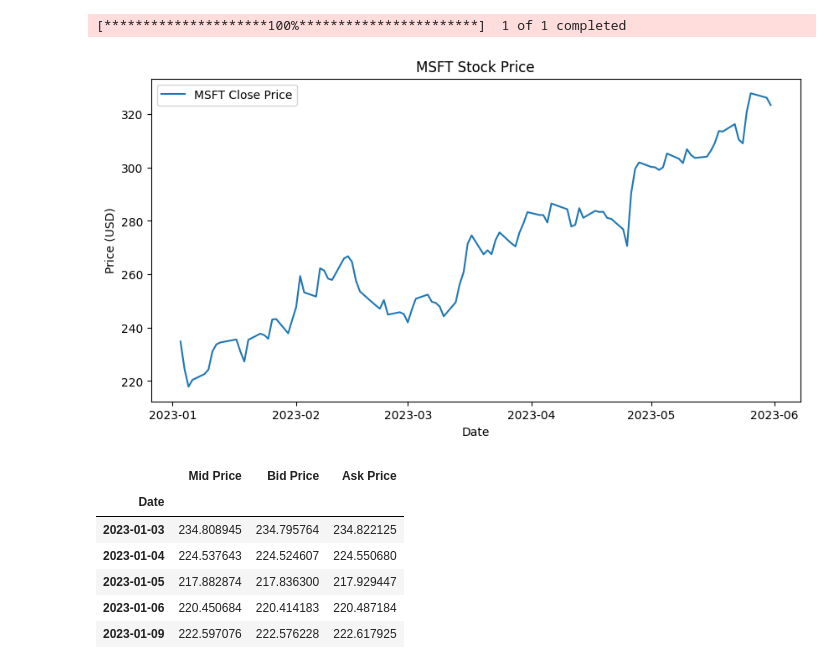
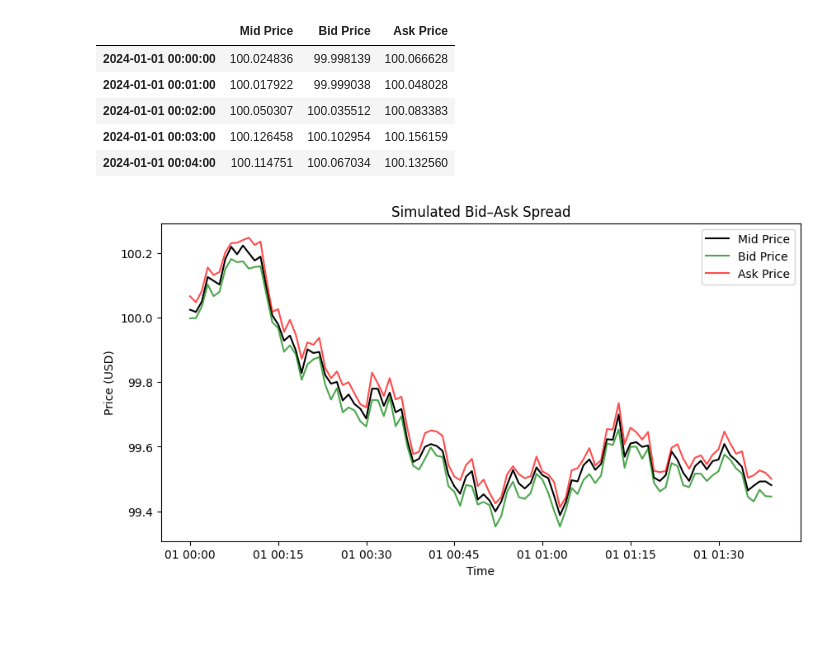
Before and after one commit to Stun1406/ai-finance-mastery, a Jupyter notebook: notebooks/02_market_microstructure.ipynb, the cells around one changed output. Drawn from its saved outputs; the diff is of its cells as text; code cells hidden in the pictures; blank space fills up the shorter version.

```diff
--- a/notebooks/02_market_microstructure.ipynb
+++ b/notebooks/02_market_microstructure.ipynb
@@ -6,45 +6,47 @@ import yfinance as yf
 # %%
-# 2️⃣ Download example stock data
-ticker = "MSFT"
-data = yf.download(ticker, start="2023-01-01", end="2023-06-01", interval="1d")
+
+# For reproducibility
+np.random.seed(42)
-# %% [output]
-[*********************100%***********************]  1 of 1 completed
 # %%
-# 3️⃣ Plot closing price
-plt.figure(figsize=(10,5))
-plt.plot(data['Close'], label=f'{ticker} Close Price')
-plt.title(f"{ticker} Stock Price")
-plt.xlabel("Date")
-plt.ylabel("Price (USD)")
-plt.legend()
-plt.show()
+# -------------------------------
+# 1️⃣ Simulate Order Book Data
+# -------------------------------
+
+dates = pd.date_range(start="2024-01-01", periods=100, freq="T")  # 1-min intervals
+mid_prices = 100 + np.cumsum(np.random.normal(0, 0.05, size=len(dates)))  # random walk
+
+# Simulate bid and ask around mid price
+bid_prices = mid_prices - np.random.uniform(0.01, 0.05, size=len(dates))
+ask_prices = mid_prices + np.random.uniform(0.01, 0.05, size=len(dates))
+
+spread_df = pd.DataFrame({
+    "Mid Price": mid_prices,
+    "Bid Price": bid_prices,
+    "Ask Price": ask_prices
+}, index=dates)
+
+spread_df.head()
 # %% [output]
-[figure, removed]
+|  | Mid Price | Bid Price | Ask Price |
+| 2024-01-01 00:00:00 | 100.024836 | 99.998139 | 100.066628 |
+| 2024-01-01 00:01:00 | 100.017922 | 99.999038 | 100.048028 |
+| 2024-01-01 00:02:00 | 100.050307 | 100.035512 | 100.083383 |
+| 2024-01-01 00:03:00 | 100.126458 | 100.102954 | 100.156159 |
+| 2024-01-01 00:04:00 | 100.114751 | 100.067034 | 100.132560 |
 # %%
-# Make sure it's a Series, not DataFrame
-mid_price = data['Close'].squeeze()
+# -------------------------------
+# 2️⃣ Plot Bid–Ask Spread
+# -------------------------------
 
-# Simulate spread between 2-10 cents
-spread = np.random.uniform(0.02, 0.10, size=len(mid_price))
-
-# Calculate bid and ask
-bid_price = mid_price - spread / 2
-ask_price = mid_price + spread / 2
-
-# Create DataFrame
-spread_df = pd.DataFrame({
-    'Mid Price': mid_price,
-    'Bid Price': bid_price,
-    'Ask Price': ask_price
-})
-
-spread_df.head()
+plt.figure(figsize=(10,5))
+plt.plot(spread_df['Mid Price'], label='Mid Price', color='black')
+plt.plot(spread_df['Bid Price'], label='Bid Price', color='green', alpha=0.7)
+plt.plot(spread_df['Ask Price'], label='Ask Price', color='red', alpha=0.7)
+plt.title("Simulated Bid–Ask Spread")
+plt.xlabel("Time")
+plt.ylabel("Price (USD)")
+plt.legend()
+plt.show()
 # %% [output]
-|  | Mid Price | Bid Price | Ask Price |
-| Date |  |  |  |
-| 2023-01-03 | 234.808945 | 234.795764 | 234.822125 |
-| 2023-01-04 | 224.537643 | 224.524607 | 224.550680 |
-| 2023-01-05 | 217.882874 | 217.836300 | 217.929447 |
-| 2023-01-06 | 220.450684 | 220.414183 | 220.487184 |
-| 2023-01-09 | 222.597076 | 222.576228 | 222.617925 |
+[figure, added]
 # %%
```
Also changed, not shown: parts of 4 cells of this notebook, 3 other files.
